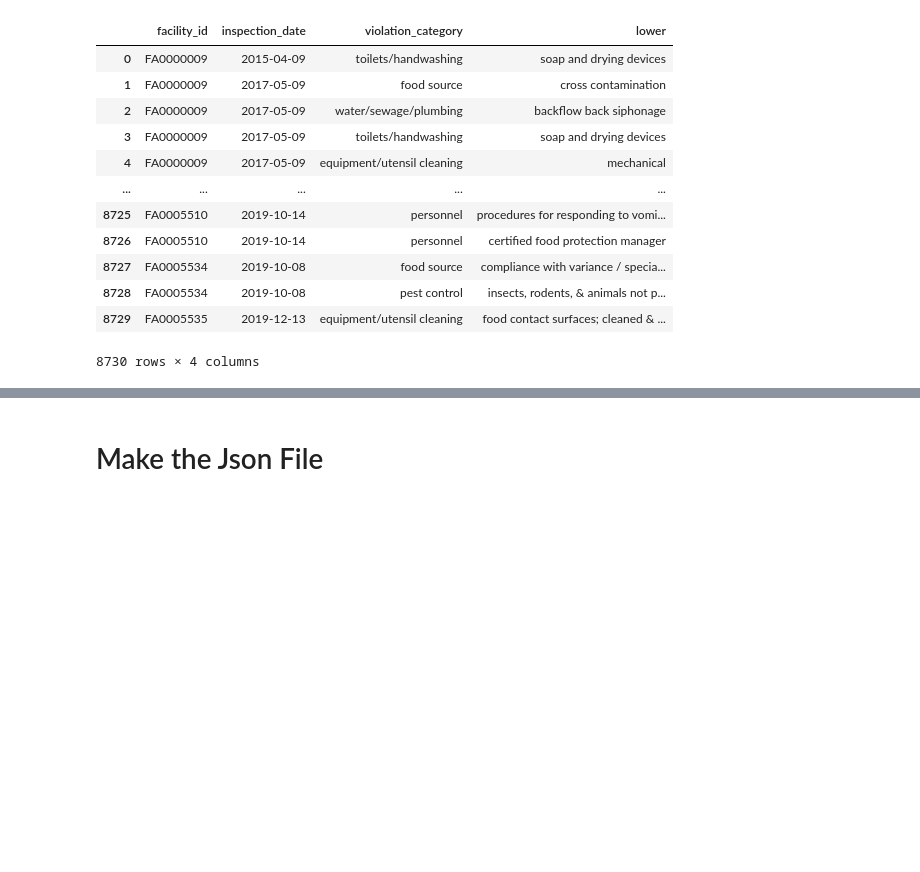
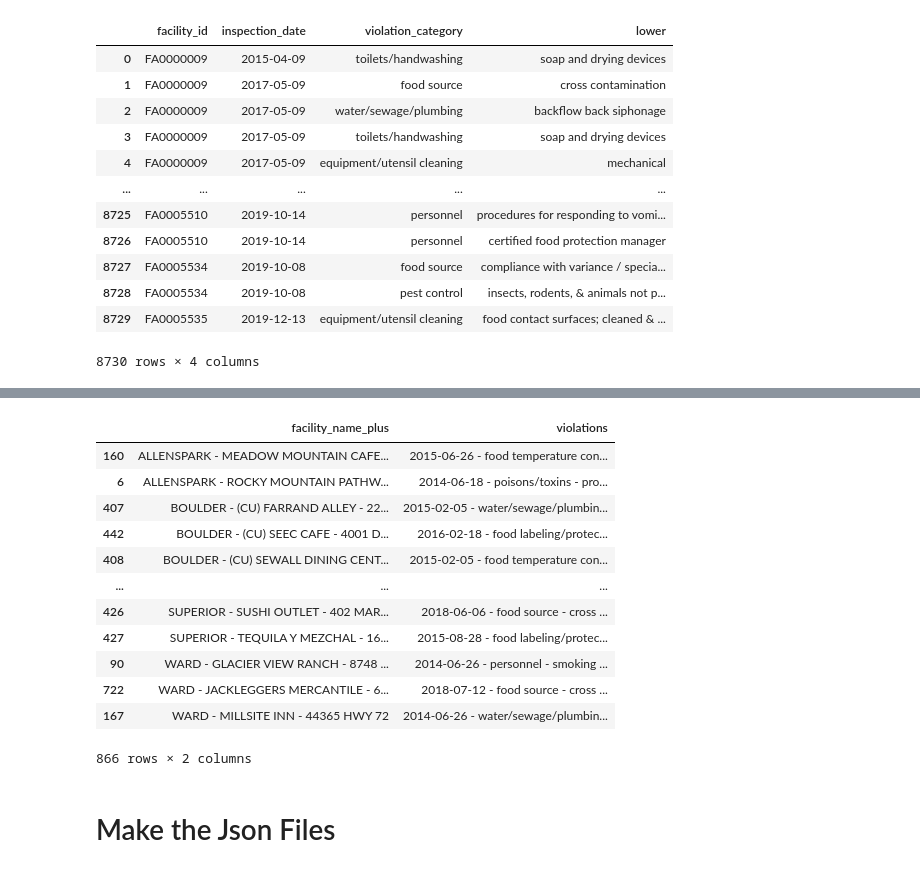
Before and after one commit to kchavez05/boulder-co-health, a Jupyter notebook: Data_Prep/Tableau_cities.ipynb, the cells around one changed output, grey strips where cells are left out. Drawn from its saved outputs; the diff is of its cells as text; code cells hidden in the pictures; blank space fills up the shorter version.

```diff
--- a/Data_Prep/Tableau_cities.ipynb
+++ b/Data_Prep/Tableau_cities.ipynb
@@ -203,0 +268,28 @@ facilities_json.to_csv(output_data,header=True,index=False, float_format='%.2f')
+# %%
+facilities_json_vio = facilities_json.copy()
+
+for index, row in merged_vio.iterrows():
+        #find the city, facID, and address
+        facID = merged_vio.loc[index, "facility_id"]
+        violations = merged_vio.loc[index, "combo"]
+
+        #drop the city and site address into the clean dataframe
+        facilities_json_vio.loc[(facID == facilities_json["facility_id"]), 'violations'] = violations
+#         facilities_json.loc[(facID == facilities_no_cities["facility_id"]), 'violations'] = "{" + violations + "}"
+
+facilities_json_vio_clean = facilities_json_vio[["facility_name_plus", "violations"]]
+facilities_json_vio_clean
+# %% [output]
+|  | facility_name_plus | violations |
+| 160 | ALLENSPARK - MEADOW MOUNTAIN CAFE... | 2015-06-26 - food temperature con... |
+| 6 | ALLENSPARK - ROCKY MOUNTAIN PATHW... | 2014-06-18 - poisons/toxins - pro... |
+| 407 | BOULDER - (CU) FARRAND ALLEY - 22... | 2015-02-05 - water/sewage/plumbin... |
+| 442 | BOULDER - (CU) SEEC CAFE - 4001 D... | 2016-02-18 - food labeling/protec... |
+| 408 | BOULDER - (CU) SEWALL DINING CENT... | 2015-02-05 - food temperature con... |
+| ... | ... | ... |
+| 426 | SUPERIOR - SUSHI OUTLET - 402 MAR... | 2018-06-06 - food source - cross ... |
+| 427 | SUPERIOR - TEQUILA Y MEZCHAL - 16... | 2015-08-28 - food labeling/protec... |
+| 90 | WARD - GLACIER VIEW RANCH - 8748 ... | 2014-06-26 - personnel - smoking ... |
+| 722 | WARD - JACKLEGGERS MERCANTILE - 6... | 2018-07-12 - food source - cross ... |
+| 167 | WARD - MILLSITE INN - 44365 HWY 72 | 2014-06-26 - water/sewage/plumbin... |
+866 rows × 2 columns
@@ -204,2 +298,2 @@ facilities_json.to_csv(output_data,header=True,index=False, float_format='%.2f')
 # %% [markdown]
-# Make the Json File
+# Make the Json Files
```
Also changed, not shown: parts of 10 cells of this notebook, 7 other files.
